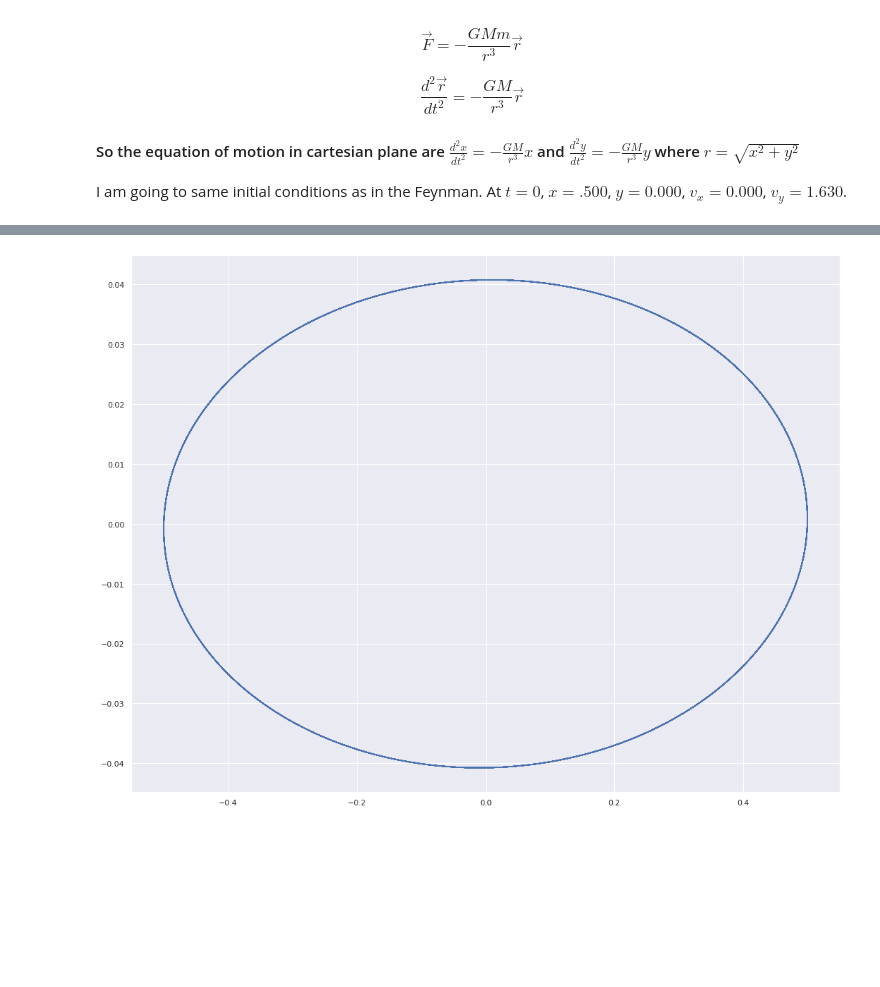
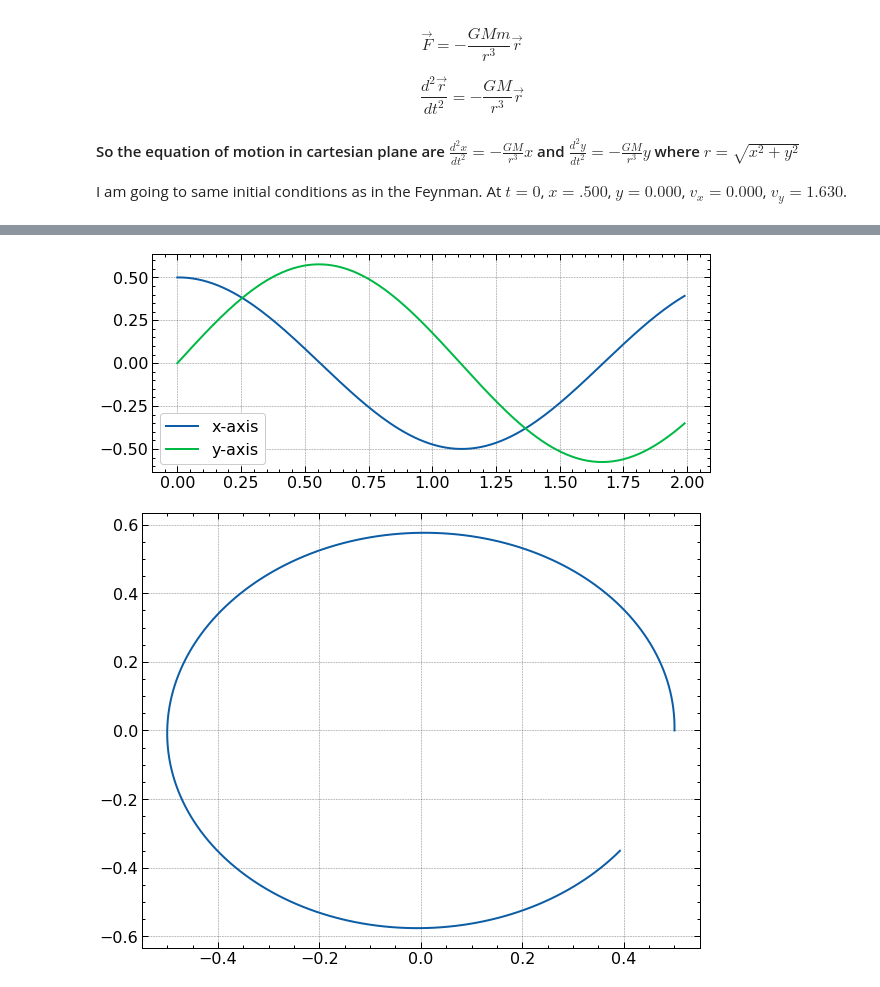
Before and after one commit to Souvik-0612/Dynamics, a Jupyter notebook: Coupled ODE.ipynb, the cells around one changed output, grey strips where cells are left out. Drawn from its saved outputs; the diff is of its cells as text; code cells hidden in the pictures; blank space fills up the shorter version.

```diff
--- a/Coupled ODE.ipynb
+++ b/Coupled ODE.ipynb
@@ -23,3 +32,5 @@ import numpy as np
+# %%
+plt.style.use(['science', 'notebook', 'grid'])
 # %% [markdown]
 ### Coupled 1st Order ODE
 # %%
@@ -464,32 +476,38 @@ plt.show()
 # %%
 #Initial conditions
 t, x, vx, y, vy = 0, 0.5, 0, 0, 1.63
 
 ##
-tf = 2.5
-h = 0.001
+tf = 2
+h = 0.01
 
 #Constants:
-G = 10
-M = 20
+G = 1
+M = 1
 
 r = pow((x**2 + y**2), 0.5)
 def f1(x, y): return - G*M*x/r**3
 def f2(x, y): return - G*M*y/r**3
 
 xx, yy, tt = [], [], []
 
 while (t <= tf):
     tt.append(t)
     xx.append(x)
     yy.append(y)
     x += h*vx
     vx += h*f1(x, y)
     y += h*vy
     vy += h*f2(x, y)
     t += h
-
+plt.figure(figsize = (10, 4))
+plt.plot(tt, xx, label = "x-axis")
+plt.plot(tt, yy, label = "y-axis")
+plt.legend(loc = 'best')
+plt.show()
+plt.figure(figsize = (10, 8))
 plt.plot(xx, yy)
 plt.show()
 # %% [output]
-[figure, old version]
+[figure, new version]
+[figure, added]
```
Also changed, not shown: parts of 11 cells of this notebook.
